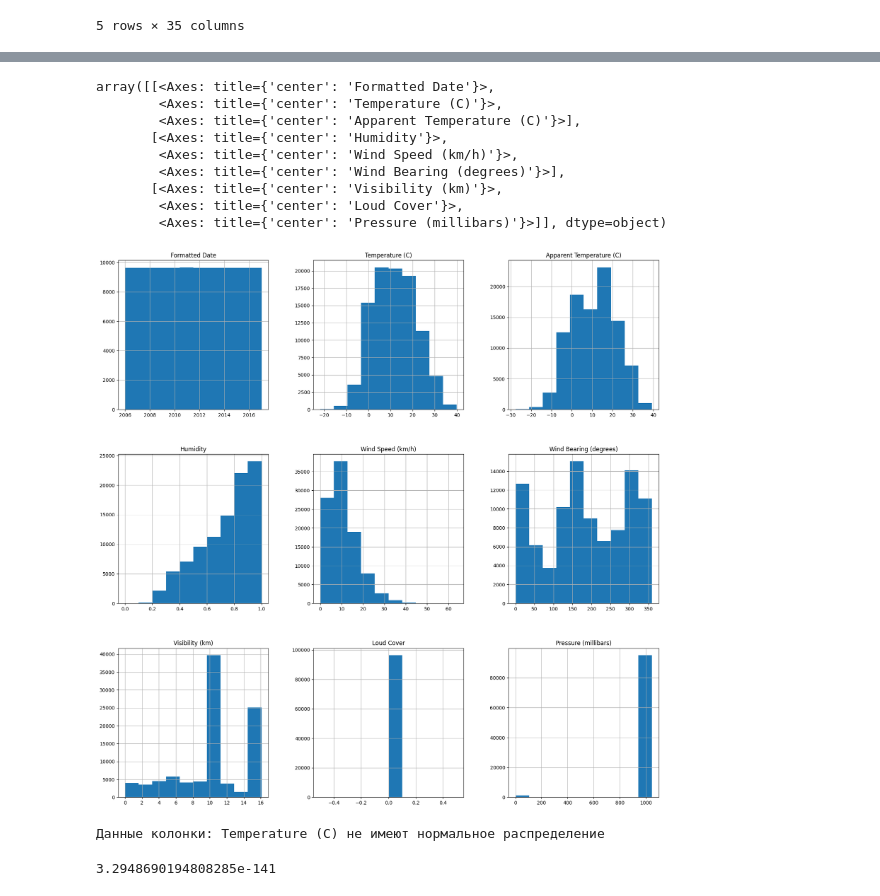
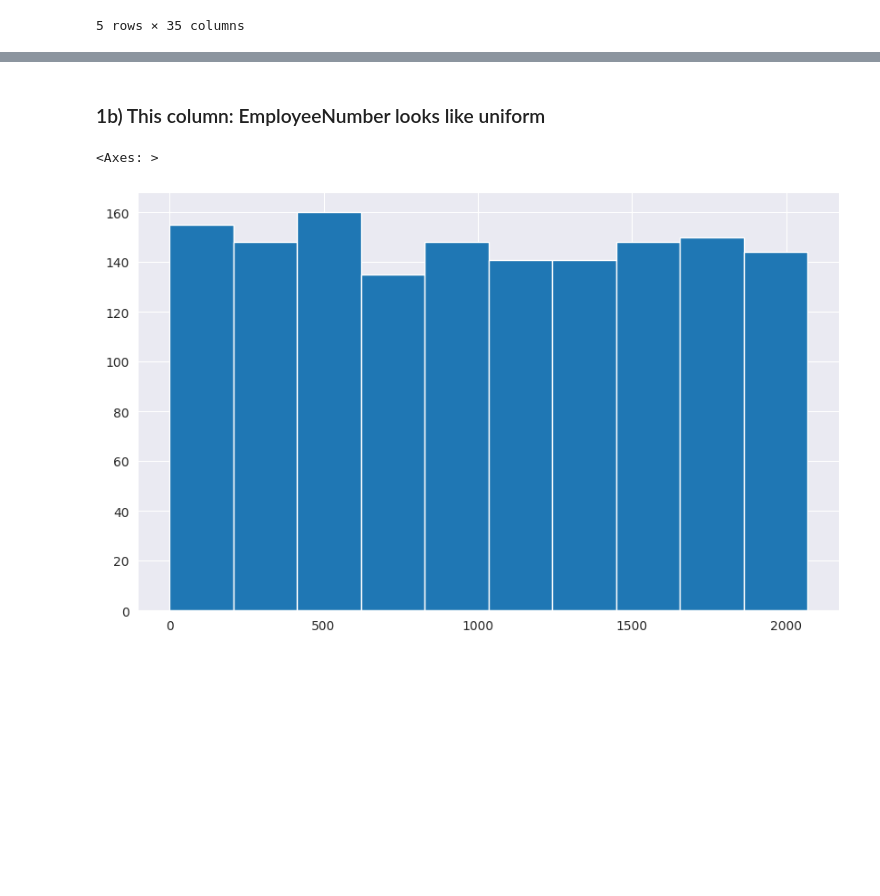
Before and after one commit to KoryakovDmitry/ml-stat-mai, a Jupyter notebook: notebooks/research_lab1.ipynb, the cells around one changed output, grey strips where cells are left out. Cells and saved outputs as stored; diff of their text form; code cells hidden in the pictures; blank space fills up the shorter version.

```diff
--- a/notebooks/research_lab1.ipynb
+++ b/notebooks/research_lab1.ipynb
@@ -117,2 +90,0 @@ else:
-# %%
-df = pd.read_csv("datasets/travel_times.csv")
@@ -206,2 +90,0 @@ array([[<Axes: title={'center': 'x'}>,
-# %%
-df = pd.read_csv("datasets/weatherHistory.csv")
@@ -224,2 +90,0 @@ df
-# %%
-df["Formatted Date"] = pd.to_datetime(df["Formatted Date"], format='%Y-%m-%d %H:%M:%S.%f %z', utc=True)
@@ -372,40 +91,7 @@ is_categorical_dtype is deprecated and will be removed in a future version. Use
-# %%
-# fig = plt.figure(figsize=(6, 20))
-df.hist(figsize=(20, 20))
-# %% [output]
-array([[<Axes: title={'center': 'Formatted Date'}>,
-        <Axes: title={'center': 'Temperature (C)'}>,
-        <Axes: title={'center': 'Apparent Temperature (C)'}>],
-       [<Axes: title={'center': 'Humidity'}>,
-        <Axes: title={'center': 'Wind Speed (km/h)'}>,
-        <Axes: title={'center': 'Wind Bearing (degrees)'}>],
-       [<Axes: title={'center': 'Visibility (km)'}>,
-        <Axes: title={'center': 'Loud Cover'}>,
-        <Axes: title={'center': 'Pressure (millibars)'}>]], dtype=object)
-[figure, removed]
-# %%
-from scipy import stats
-import numpy as np
-
-column_name = 'Temperature (C)'
-
-data = df[column_name]
-mean = np.mean(data)
-std = np.std(data)
-
-# Нормирование данных к стандартному нормальному распределению
-z_scores = [(x - mean)/std for x in data]
-
-statistic, p_value = stats.kstest(z_scores, 'norm')
-
-alpha = 0.05
-if p_value > alpha:
-    print(f"Данные колонки: {column_name} могут быть нормально распределены")
-else:
-    print(f"Данные колонки: {column_name} не имеют нормальное распределение")
-# %% [output]
-Данные колонки: Temperature (C) не имеют нормальное распределение
-# %%
-p_value
-# %% [output]
-3.2948690194808285e-141
+# %% [markdown]
+### 1b) This column: EmployeeNumber looks like uniform
+# %%
+df.EmployeeNumber.hist(figsize=(10, 6))
+# %% [output]
+<Axes: >
+[figure, added]
```
Also changed, not shown: parts of 28 cells of this notebook, 1 other file.
